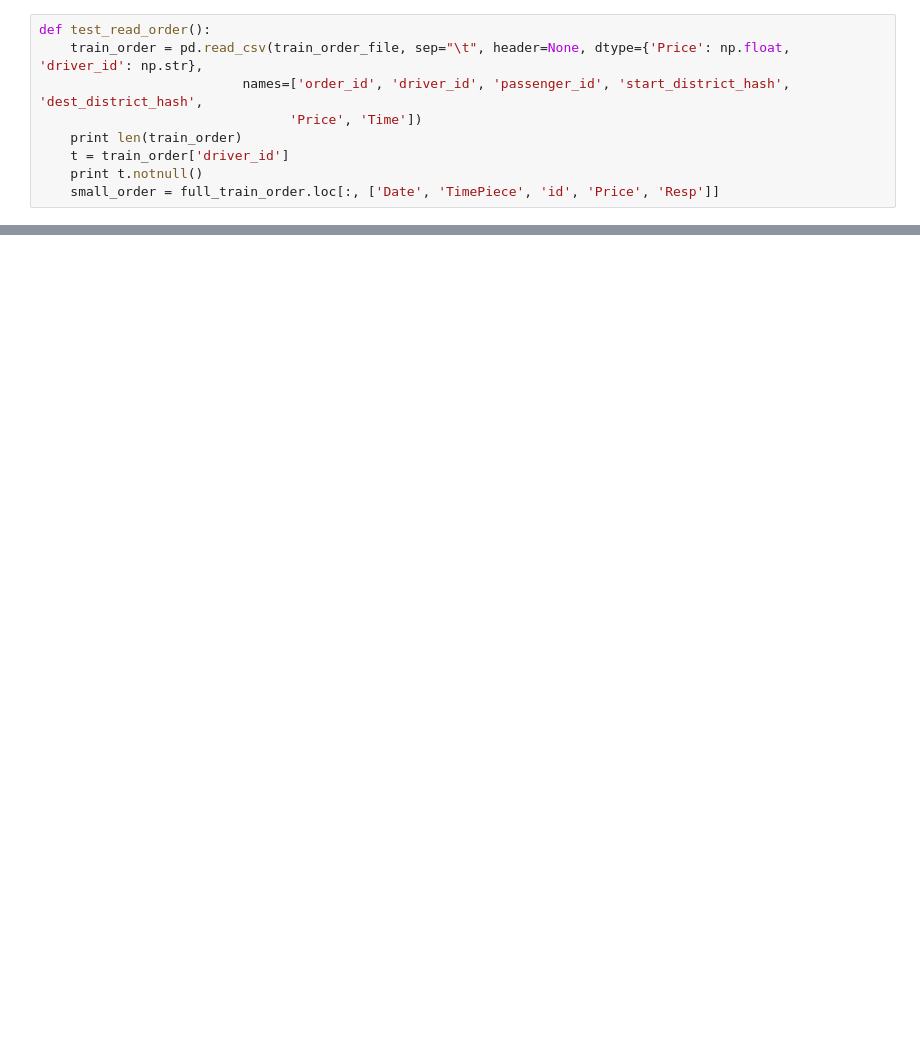
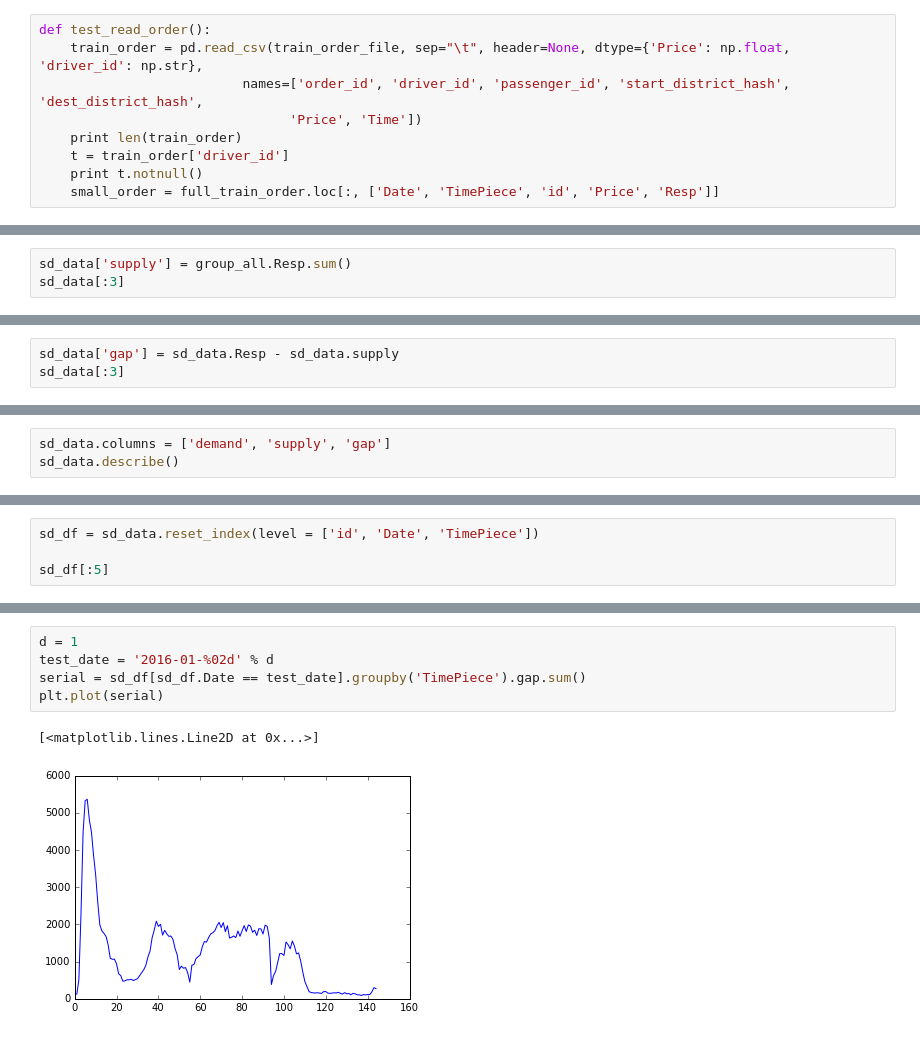
Before and after one commit to sndnyang/kaggle, a Jupyter notebook: didi/didi-tech.ipynb, the cells around one changed output, grey strips where cells are left out. Drawn from its saved outputs; the diff is of its cells as text; blank space fills up the shorter version.

```diff
--- a/didi/didi-tech.ipynb
+++ b/didi/didi-tech.ipynb
@@ -121,0 +136,3 @@ def test_read_order():
+# %%
+sd_data['supply'] = group_all.Resp.sum()
+sd_data[:3]
@@ -121,0 +145,3 @@ def test_read_order():
+# %%
+sd_data['gap'] = sd_data.Resp - sd_data.supply
+sd_data[:3]
@@ -121,0 +154,3 @@ def test_read_order():
+# %%
+sd_data.columns = ['demand', 'supply', 'gap']
+sd_data.describe()
@@ -121,0 +181,4 @@ def test_read_order():
+# %%
+sd_df = sd_data.reset_index(level = ['id', 'Date', 'TimePiece'])
+
+sd_df[:5]
@@ -121,0 +219,8 @@ def test_read_order():
+# %%
+d = 1
+test_date = '2016-01-%02d' % d
+serial = sd_df[sd_df.Date == test_date].groupby('TimePiece').gap.sum()
+plt.plot(serial)
+# %% [output]
+[<matplotlib.lines.Line2D at 0x...>]
+[figure, added]
```
Also changed, not shown: parts of 49 cells of this notebook.
